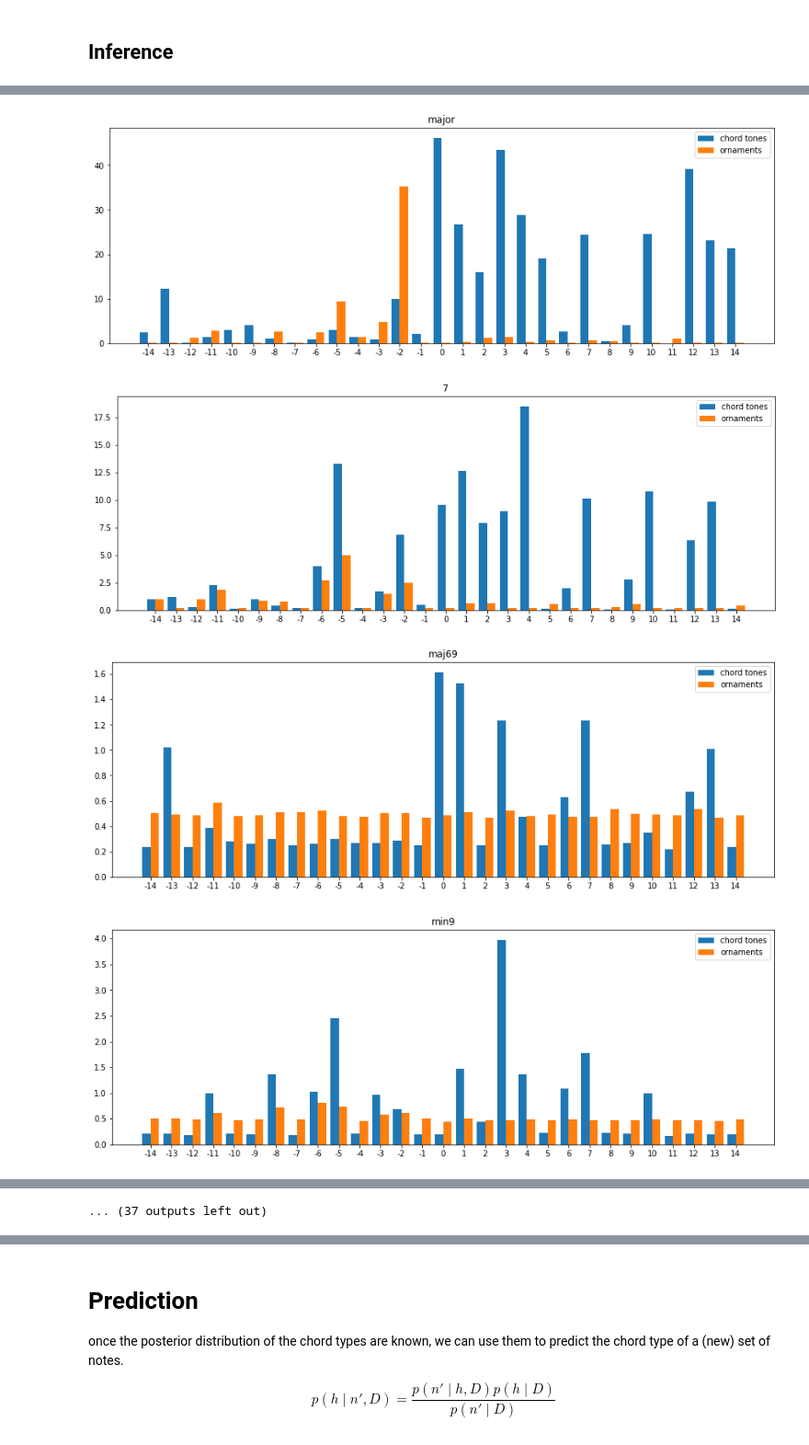
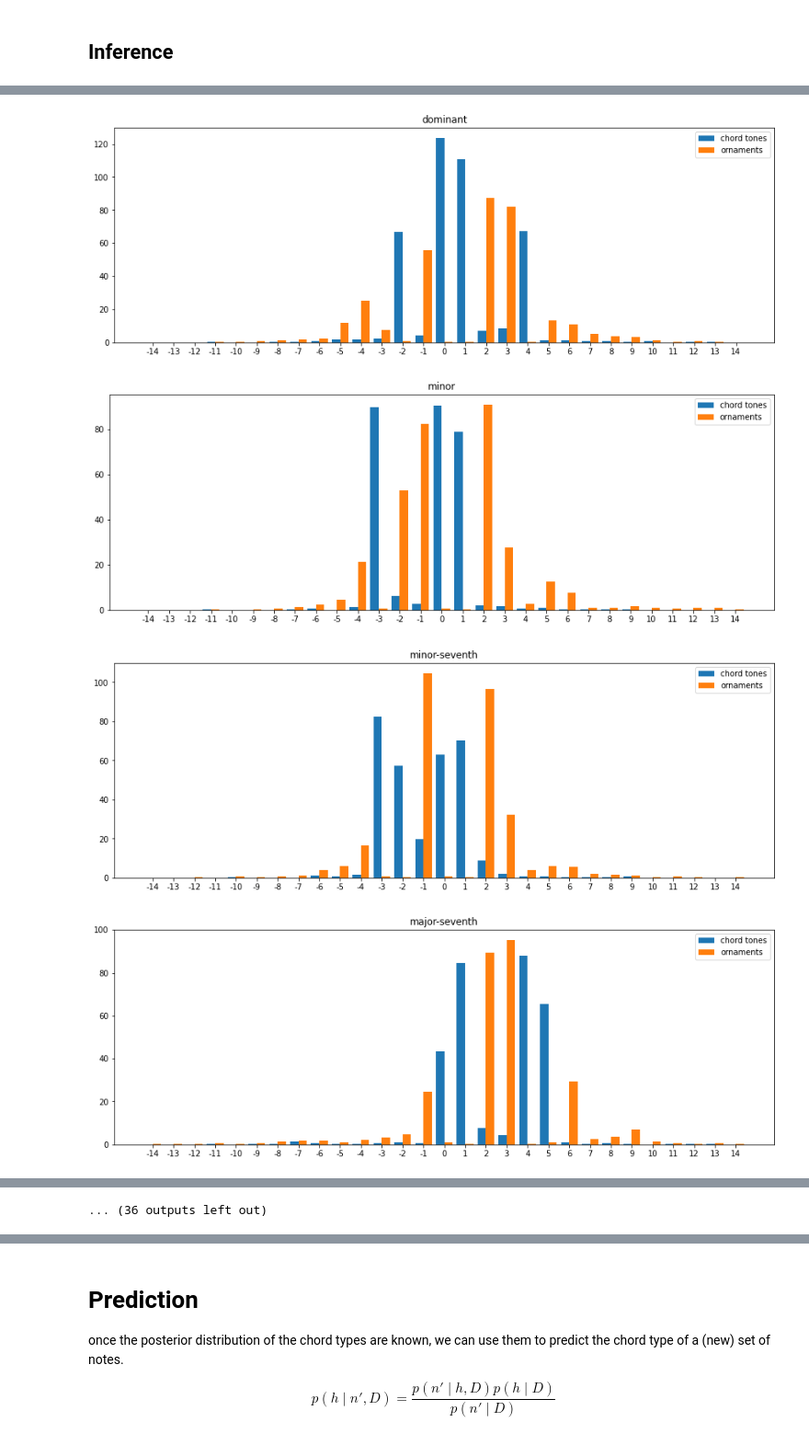
Before and after one commit to DCMLab/probabilistic_harmony_model, a Jupyter notebook: model1.ipynb, the cells around one changed output, grey strips where cells are left out. Shown at 92% size. Saved outputs shown, nothing was run; the diff lists cells and outputs as text; code cells hidden in the pictures.

```diff
--- a/model1.ipynb
+++ b/model1.ipynb
@@ -242,0 +292,6 @@ sns.countplot(s[s < 20])
+# %%
+type_counts = sizes.groupby('label').size().sort_values(ascending=False)
+print(type_counts)
+wiki_harmtypes = type_counts.index.tolist()
+major = wiki_harmtypes.index('major')
+print("major =", major)
@@ -243,7 +340,3 @@ sns.countplot(s[s < 20])
 # %%
-# chord type lexicon
-wiki_harmtypes = list(set(wiki_harms.label))
-
-wiki_harms['numlabel'] = wiki_harms['label'].map(wiki_harmtypes.index)
 wiki_chords = [{'label': label, 'notes': list(zip(grp.fifth, grp.type))}
               for (_, label), grp in wiki_harms.groupby(['chordid', 'numlabel'])]
@@ -277,22 +374,29 @@ print(nchords, "chords")
 # %%
 # optimize the parameters of the guide
 pyro.clear_param_store()
-svi = pyro.infer.SVI(model=conditioned_model,
+svi = pyro.infer.SVI(model=chord_model,
                      guide=chord_guide,
                      optim=pyro.optim.Adam({"lr": 0.005, "betas": (0.95, 0.999)}),
                      loss=pyro.infer.Trace_ELBO())
 
+# set up collection of intermediate values for the loss and some of the parameters
 losses = []
-#chord_guide(npcs, 3, 2) # collect params
 param_values = {name:[] for name in ['alpha_rate_notes', 'beta_rate_notes', 'alpha_p_ict', 'beta_p_ict']}
 
-nsteps = 5000
+# configuration values
+nsteps = 5_000
+subsamples = 10_000 # 10_000 is pretty fast (~15 it/s), but lower values are fine wrt. variance
+
+# run the optimization
 for i in tqdm.trange(nsteps):
-    losses.append(svi.step(npcs, nharms, nchords))
-    for (name, value) in pyro.get_param_store().items():
+    losses.append(svi.step(npcs, nharms, wiki_obs, subsamples))
+    ps = pyro.get_param_store()
+    for (name, value) in ps.items():
         if name in param_values:
             param_values[name].append(value.item())
 
+# plot the loss
+plt.figure()
 plt.plot(losses)
 plt.xlabel("step")
 plt.ylabel("loss")
@@ -382,14 +486,13 @@ plot_chord_type_dist(post_p_harmony, wiki_harmtypes)
 # %%
 def plot_chord(chordtones, ornaments, name):
-    off = npcs // 2
-    cs = np.roll(chordtones, off)
-    os = np.roll(ornaments, off)
-    labels = np.arange(-off, off+1)
+    #cs = np.roll(chordtones, fifth_range)
+    #os = np.roll(ornaments, fifth_range)
+    labels = np.arange(-fifth_range, fifth_range+1)
     x = np.arange(npcs)
     width = 0.4
     fig, ax = plt.subplots(figsize=(15,5))
-    plt.bar(x - width/2, cs, width, label='chord tones')
-    plt.bar(x + width/2, os, width, label='ornaments')
+    plt.bar(x - width/2, chordtones, width, label='chord tones')
+    plt.bar(x + width/2, ornaments, width, label='ornaments')
     ax.set_title(name)
     ax.set_xticks(x)
     ax.set_xticklabels(labels)
@@ -401,8 +504,8 @@ def plot_chord(chordtones, ornaments, name):
 #     ax[1].set_title("{} ornaments".format(name))
     plt.show()
 # %%
-post_chordtones = pyro.get_param_store().get_param("params_p_chordtones").detach().numpy()
-post_ornaments = pyro.get_param_store().get_param("params_p_ornaments").detach().numpy()
+post_chordtones = pyro.get_param_store().get_param("params_p_chordtones").detach()
+post_ornaments = pyro.get_param_store().get_param("params_p_ornaments").detach()
 for i, name in enumerate(wiki_harmtypes):
     plot_chord(post_chordtones[i], post_ornaments[i], name)
 # %% [output]
@@ -410,4 +513,4 @@ for i, name in enumerate(wiki_harmtypes):
-[figure, old version]
+[figure, new version]
-[figure, old version]
+[figure, new version]
-[figure, old version]
+[figure, new version]
-[figure, old version]
+[figure, new version]
@@ -421 +524 @@ for i, name in enumerate(wiki_harmtypes):
-... (37 outputs left out)
+... (36 outputs left out)
```
Also changed, not shown: parts of 52 cells of this notebook.
